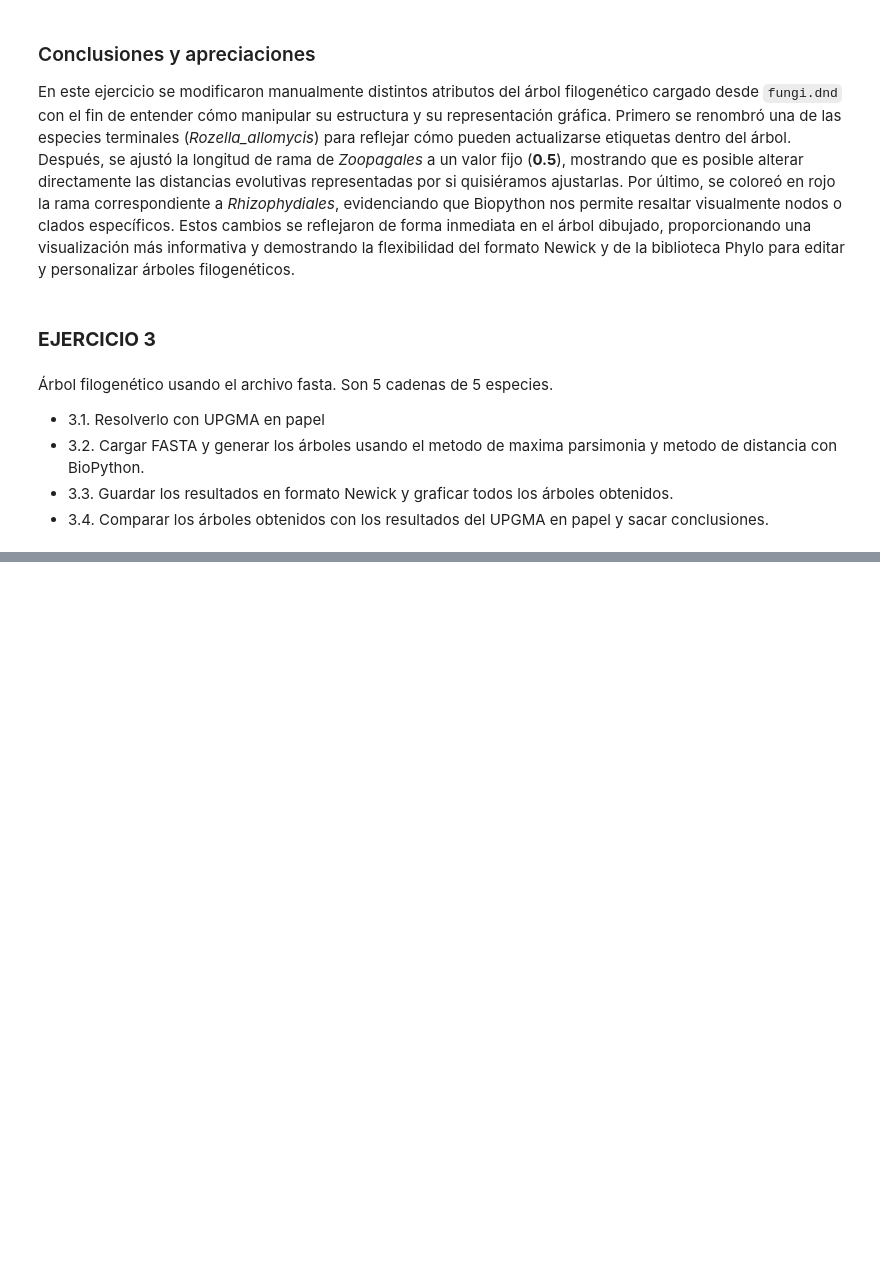
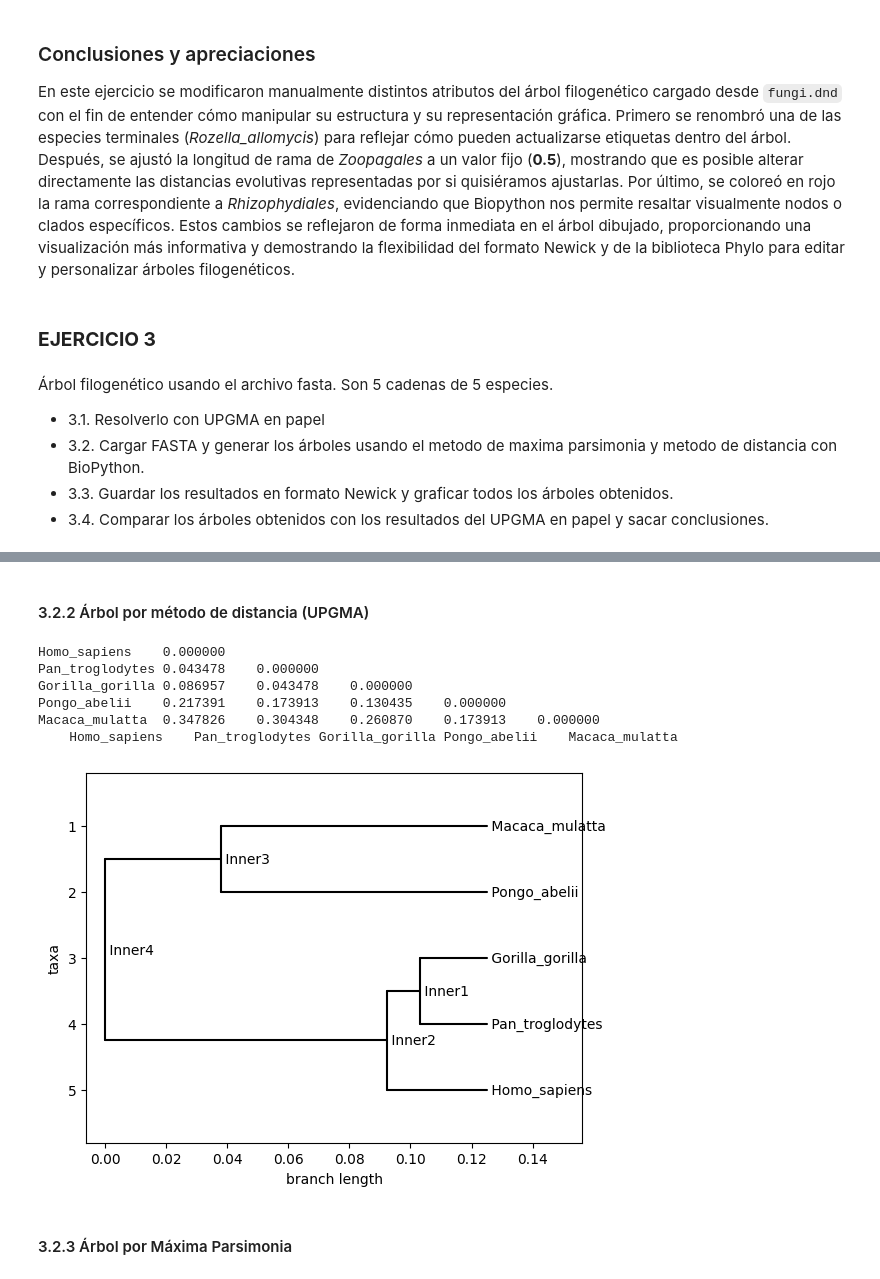
Before and after one commit to giselabcruz/phylogenetic-trees-exercises, a Jupyter notebook: exercises.ipynb, the cells around one changed output, grey strips where cells are left out. Saved outputs shown, nothing was run; the diff lists cells and outputs as text; code cells hidden in the pictures; blank space fills up the shorter version.

```diff
--- a/exercises.ipynb
+++ b/exercises.ipynb
@@ -259,0 +264,10 @@ En este ejercicio se modificaron manualmente distintos atributos del árbol filo
+# %%
+from Bio import AlignIO
+from Bio.Phylo.TreeConstruction import DistanceCalculator, DistanceTreeConstructor
+
+# Cargar alineamiento FASTA
+alignment = AlignIO.read("sequences.fasta", "fasta")
+
+print(alignment)
+print("Número de secuencias:", len(alignment))
+print("Longitud alineamiento:", alignment.get_alignment_length())
@@ -259,0 +283,26 @@ En este ejercicio se modificaron manualmente distintos atributos del árbol filo
+# %% [markdown]
+#### 3.2.2 Árbol por método de distancia (UPGMA)
+# %%
+# Calculamos matriz de distancias (identidad)
+calculator = DistanceCalculator("identity")
+dm = calculator.get_distance(alignment)
+
+print(dm)
+# %% [output]
+Homo_sapiens    0.000000
+Pan_troglodytes 0.043478    0.000000
+Gorilla_gorilla 0.086957    0.043478    0.000000
+Pongo_abelii    0.217391    0.173913    0.130435    0.000000
+Macaca_mulatta  0.347826    0.304348    0.260870    0.173913    0.000000
+    Homo_sapiens    Pan_troglodytes Gorilla_gorilla Pongo_abelii    Macaca_mulatta
+# %%
+# Construimos árbol UPGMA
+constructor = DistanceTreeConstructor()
+upgma_tree = constructor.upgma(dm)
+
+# Y lo dibujamos
+Phylo.draw(upgma_tree)
+# %% [output]
+[figure, added]
+# %% [markdown]
+#### 3.2.3 Árbol por Máxima Parsimonia
```
Also changed, not shown: parts of 10 cells of this notebook, 3 other files.
